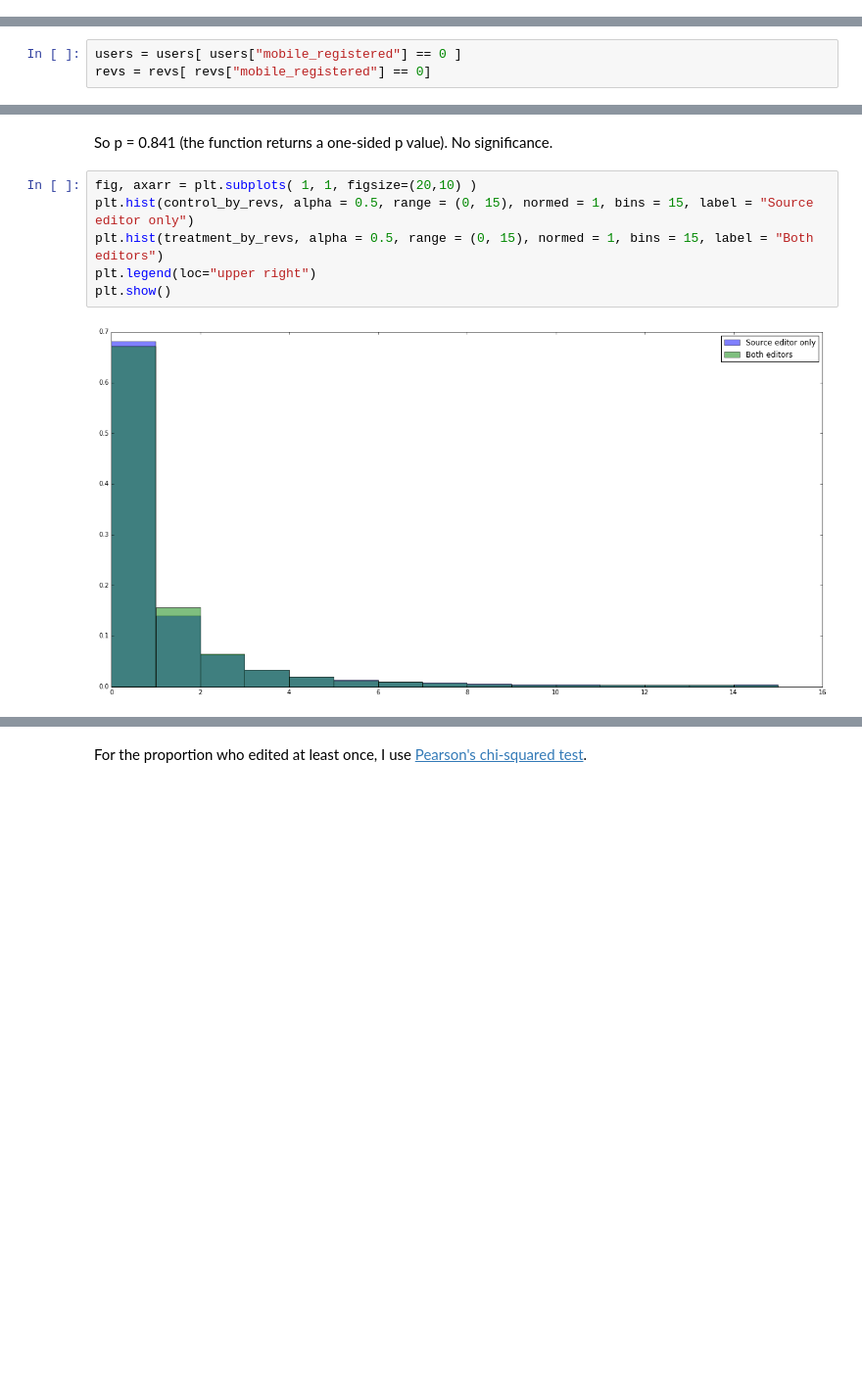
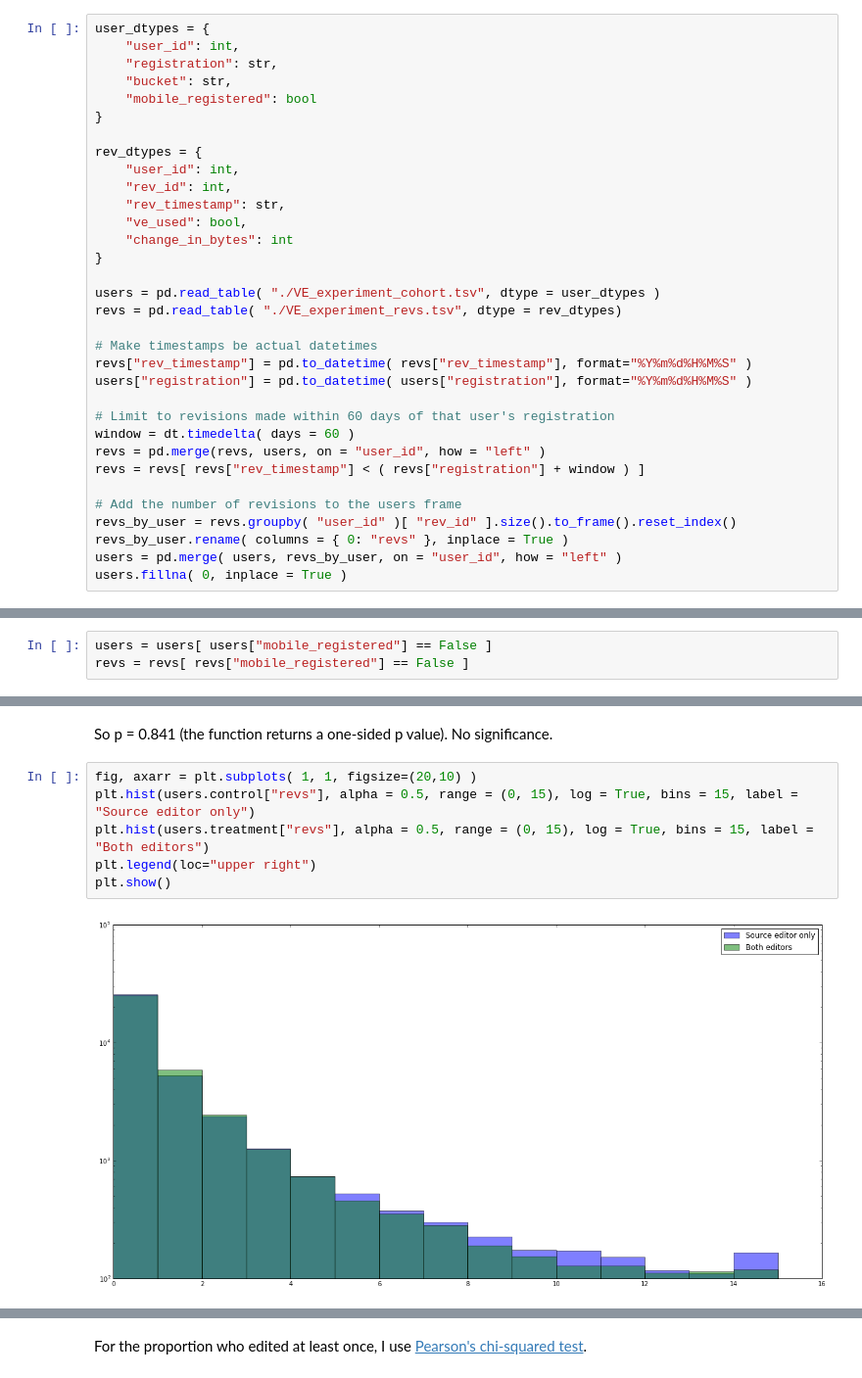
Before and after one commit to neilpquinn/2015-11-VE-experiment-follow-up, a Jupyter notebook: VE experiment follow-up.ipynb, the cells around one changed output, grey strips where cells are left out. Shown: that part at 98% size. Saved outputs shown, nothing was run; the diff lists cells and outputs as text; blank space fills up the shorter version.

```diff
--- a/VE experiment follow-up.ipynb
+++ b/VE experiment follow-up.ipynb
@@ -218,0 +217,33 @@ users = pd.read_table( "./VE_experiment_cohort.tsv" )
+# %%
+user_dtypes = {
+    "user_id": int,
+    "registration": str,
+    "bucket": str,
+    "mobile_registered": bool
+}
+
+rev_dtypes = {
+    "user_id": int,
+    "rev_id": int,
+    "rev_timestamp": str,
+    "ve_used": bool,
+    "change_in_bytes": int
+}
+
+users = pd.read_table( "./VE_experiment_cohort.tsv", dtype = user_dtypes )
+revs = pd.read_table( "./VE_experiment_revs.tsv", dtype = rev_dtypes)
+
+# Make timestamps be actual datetimes
+revs["rev_timestamp"] = pd.to_datetime( revs["rev_timestamp"], format="%Y%m%d%H%M%S" )
+users["registration"] = pd.to_datetime( users["registration"], format="%Y%m%d%H%M%S" )
+
+# Limit to revisions made within 60 days of that user's registration
+window = dt.timedelta( days = 60 )
+revs = pd.merge(revs, users, on = "user_id", how = "left" )
+revs = revs[ revs["rev_timestamp"] < ( revs["registration"] + window ) ]
+
+# Add the number of revisions to the users frame
+revs_by_user = revs.groupby( "user_id" )[ "rev_id" ].size().to_frame().reset_index()
+revs_by_user.rename( columns = { 0: "revs" }, inplace = True )
+users = pd.merge( users, revs_by_user, on = "user_id", how = "left" )
+users.fillna( 0, inplace = True )
@@ -219,3 +252,6 @@ users = pd.read_table( "./VE_experiment_cohort.tsv" )
+# %%
+users = users[ users["mobile_registered"] == False ]
+revs = revs[ revs["mobile_registered"] == False ]
 # %%
 users.tail()
 # %% [output]
@@ -250,3 +272,0 @@ We're not interested in people who primarily use Wikipedia on mobile devices, be
-# %%
-users = users[ users["mobile_registered"] == 0 ]
-revs = revs[ revs["mobile_registered"] == 0]
@@ -330,9 +335,9 @@ MannwhitneyuResult(statistic=737747609.5, pvalue=0.41702303223262732)
 So p = 0.841 (the function returns a one-sided p value). No significance.
 # %%
 fig, axarr = plt.subplots( 1, 1, figsize=(20,10) )
-plt.hist(control_by_revs, alpha = 0.5, range = (0, 15), normed = 1, bins = 15, label = "Source editor only")
-plt.hist(treatment_by_revs, alpha = 0.5, range = (0, 15), normed = 1, bins = 15, label = "Both editors")
+plt.hist(users.control["revs"], alpha = 0.5, range = (0, 15), log = True, bins = 15, label = "Source editor only")
+plt.hist(users.treatment["revs"], alpha = 0.5, range = (0, 15), log = True, bins = 15, label = "Both editors")
 plt.legend(loc="upper right")
 plt.show()
 # %% [output]
-[figure, old version]
+[figure, new version]
```
Also changed, not shown: parts of 58 cells of this notebook.
